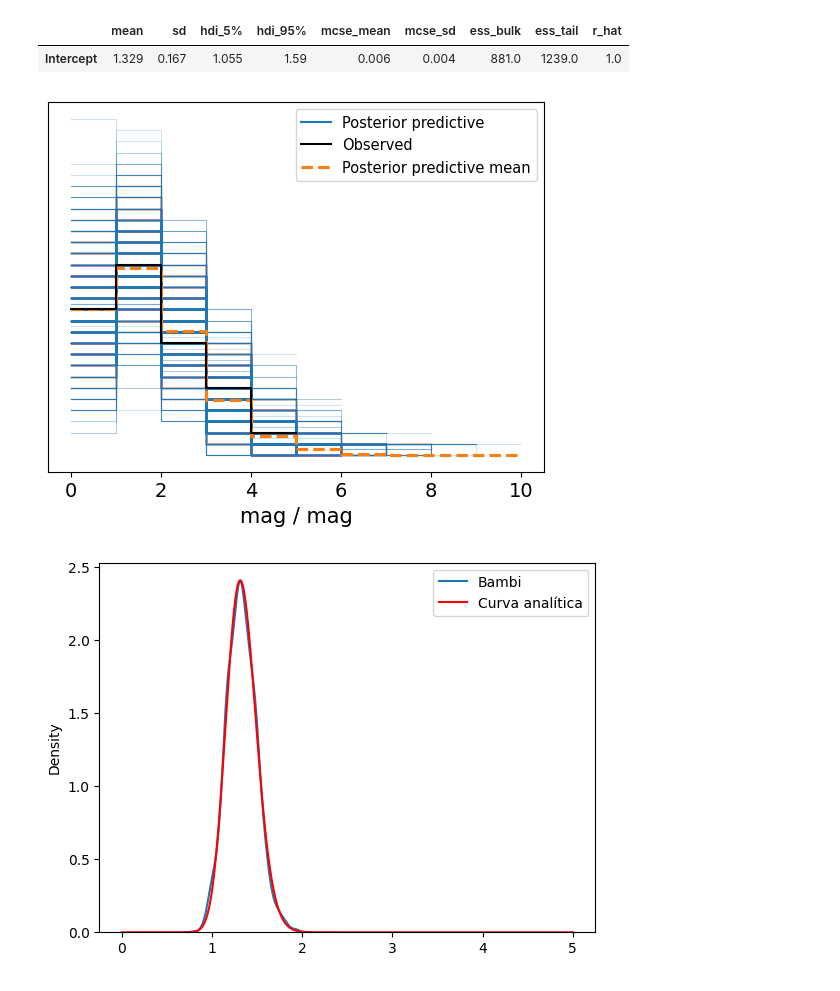
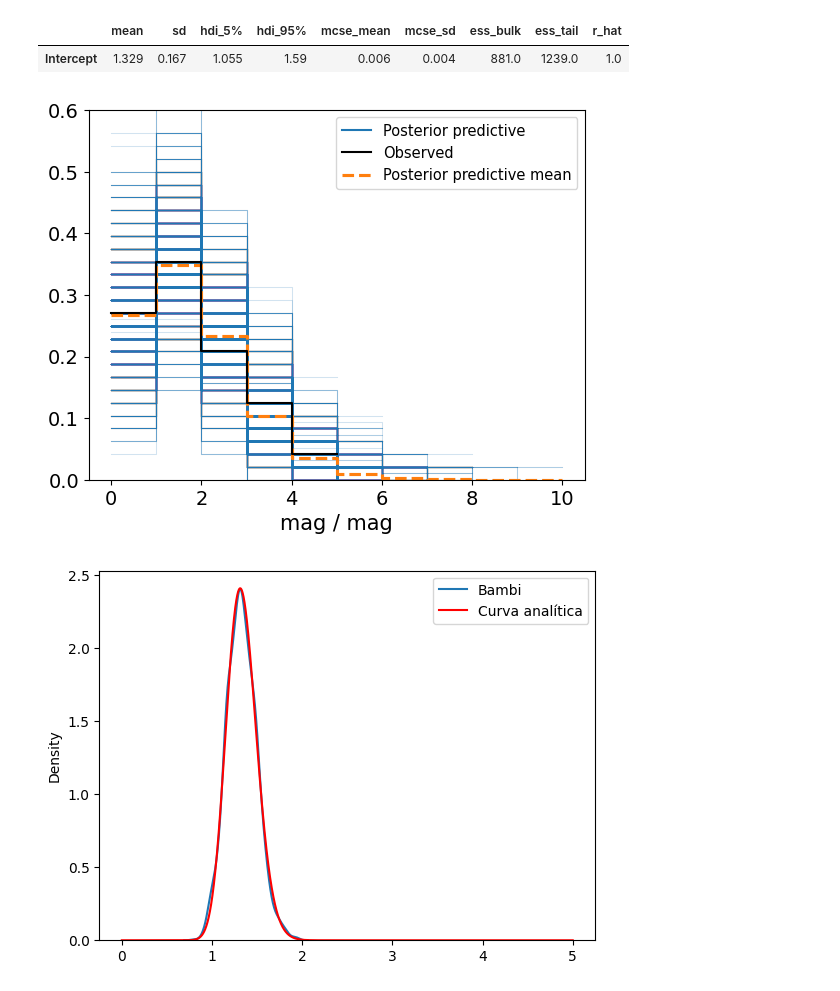
Before and after one commit to mbalbi/ciencia_de_datos, a Jupyter notebook: tps/1c2024/Practica_7_completa.ipynb, the cells around one changed output. Saved outputs shown, nothing was run; the diff lists cells and outputs as text; code cells hidden in the pictures.

```diff
--- a/tps/1c2024/Practica_7_completa.ipynb
+++ b/tps/1c2024/Practica_7_completa.ipynb
@@ -1192,12 +1248,14 @@ az.summary(results_new,hdi_prob=0.9)
 # %%
 # Hacer predicciones con mi modelo
 model_new.predict(results_new,kind='pps')
 
 # Visualizar predicciones
 az.plot_ppc(results_new)
+plt.yticks(np.array(range(10))/10)
+plt.ylim([0,0.6])
 plt.show()
 # %% [output]
-[figure, old version]
+[figure, new version]
 # %%
 # Simulaciones del parámetro
 param_new = np.ravel(results_new.posterior['Intercept'])
```
Also changed, not shown: parts of 28 cells of this notebook.
